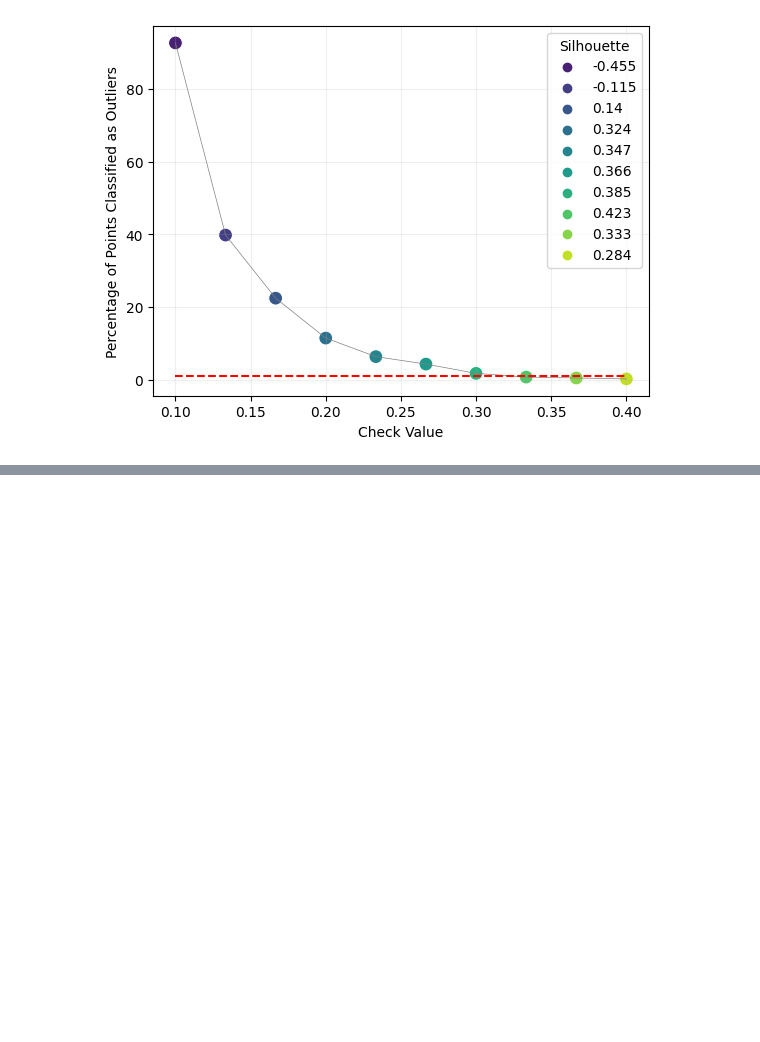
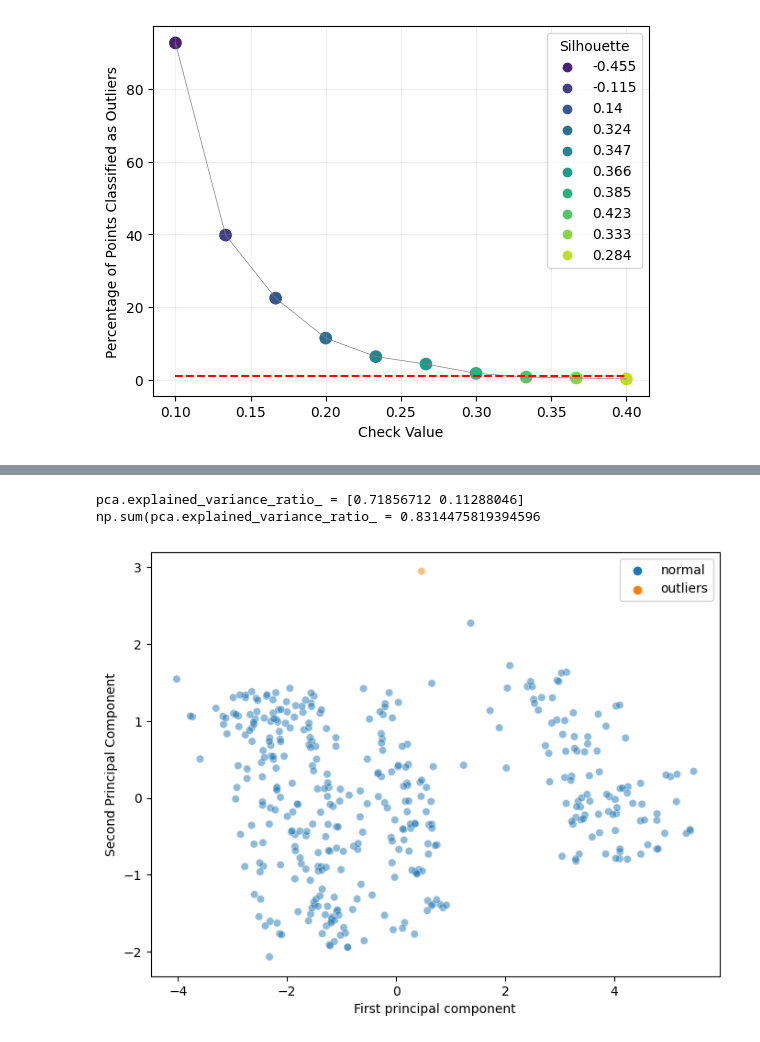
Before and after one commit to Familenko/cluster_tool, a Jupyter notebook: test_notebook.ipynb, the cells around one changed output, grey strips where cells are left out. Drawn from its saved outputs; the diff is of its cells as text; code cells hidden in the pictures; blank space fills up the shorter version.

Commit message:
create assistant diagram

```diff
--- a/test_notebook.ipynb
+++ b/test_notebook.ipynb
@@ -133,0 +152,6 @@ db.dbscan_outliers()
+# %%
+db.simple_check("outliers")
+# %% [output]
+pca.explained_variance_ratio_ = [0.71856712 0.11288046]
+np.sum(pca.explained_variance_ratio_ = 0.8314475819394596
+[figure, added]
```
Also changed, not shown: parts of 5 cells of this notebook, 1 other file.
